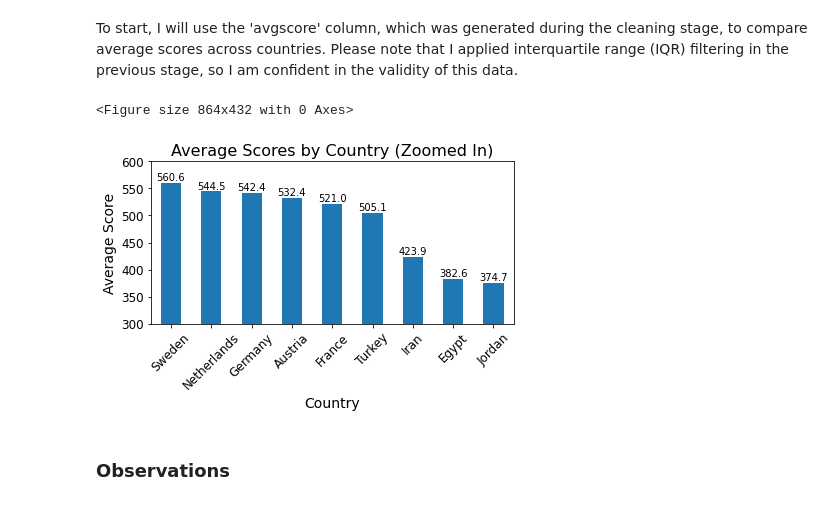
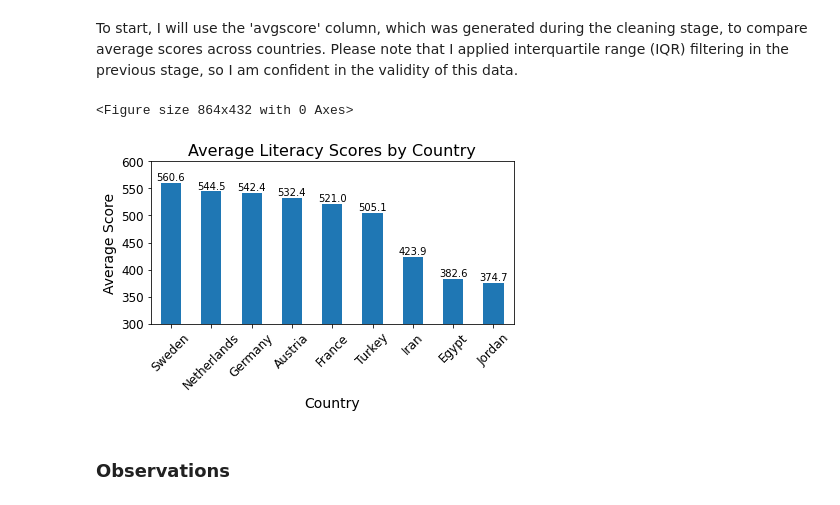
Before and after one commit to SophieESpencer/Comparison, a Jupyter notebook: Final Notebooks/3. Analysis Literacy.ipynb, the cells around one changed output. Cells and saved outputs as stored; diff of their text form; code cells hidden in the pictures.

```diff
--- a/Final Notebooks/3. Analysis Literacy.ipynb
+++ b/Final Notebooks/3. Analysis Literacy.ipynb
@@ -78,35 +80,31 @@ I will now use this cleaned dataset to produce visualisations to show to what ex
 # %% [markdown]
 To start, I will use the 'avgscore' column, which was generated during the cleaning stage, to compare average scores across countries. Please note that I applied interquartile range (IQR) filtering in the previous stage, so I am confident in the validity of this data.
 # %%
-# Create a pivot table of country averages and sort highest to lowest
-df_avg_pivot = df.pivot_table(values='avgscore', index='Country').sort_values(by='avgscore', ascending=False)
+df_avg_pivot = (
+    df.pivot_table(values="avgscore", index="Country")
+    .sort_values(by="avgscore", ascending=False)
+)
 # %%
-# Create a large figure
 plt.figure(figsize=(12, 6))
 
-# Plot the sorted bar chart with unique colors
 ax = df_avg_pivot.plot(kind='bar', legend=False)
 
-# Customizing the plot
-plt.title('Average Scores by Country (Zoomed In)', fontsize=16)
+plt.title('Average Literacy Scores by Country', fontsize=16)
 plt.ylabel('Average Score', fontsize=14)
 plt.xlabel('Country', fontsize=14)
 plt.xticks(rotation=45, fontsize=12)
 plt.yticks(fontsize=12)
 
-# Set y-axis limits to zoom in between 300 and 600
 plt.ylim(300, 600)
 
-# Annotate each bar with its value
 for i, value in enumerate(df_avg_pivot['avgscore']):
     plt.text(i, value + 5, f'{value:.1f}', ha='center', fontsize=10, color='black')
 
-# Adjust layout and show the plot
 plt.tight_layout()
 plt.show()
 # %% [output]
 <Figure size 864x432 with 0 Axes>
-[figure, old version]
+[figure, new version]
 # %% [markdown]
 ### Observations
 # %% [markdown]
```
Also changed, not shown: parts of 26 cells of this notebook, 3 other files.
